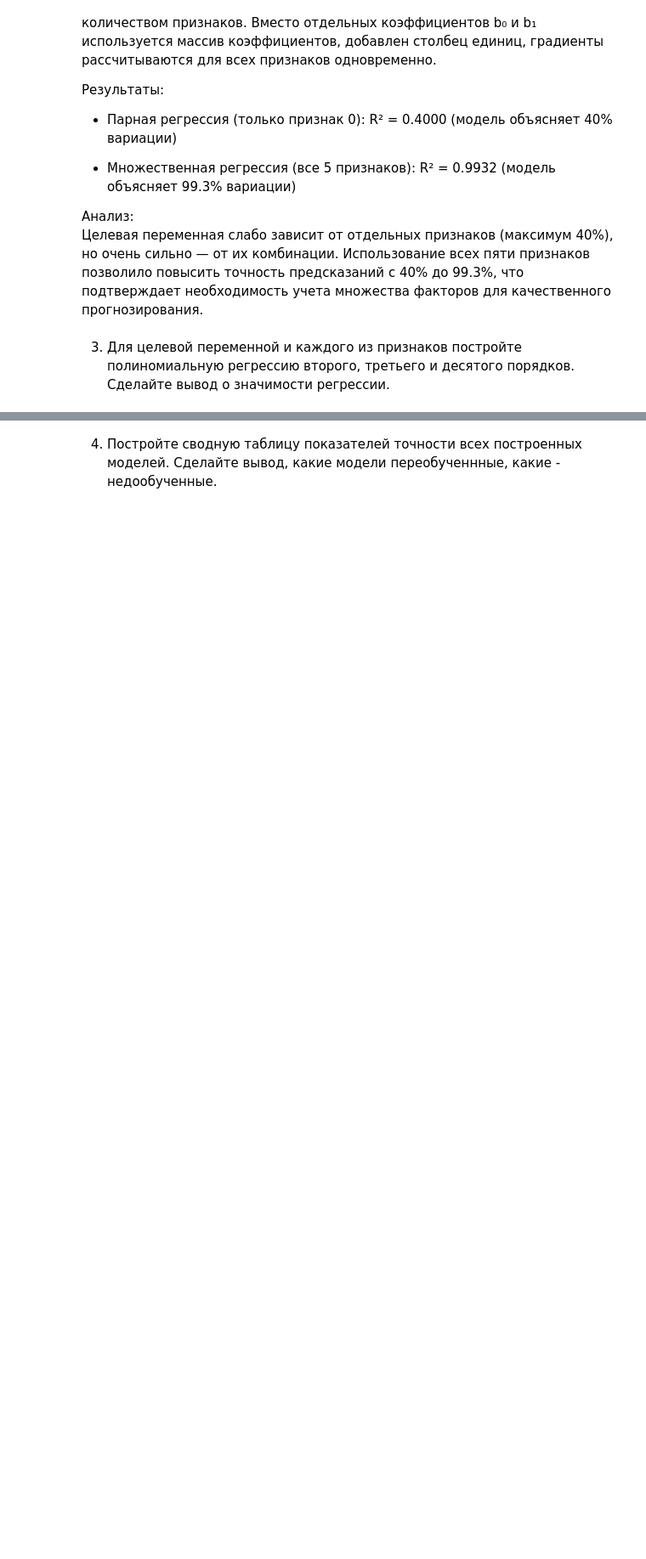
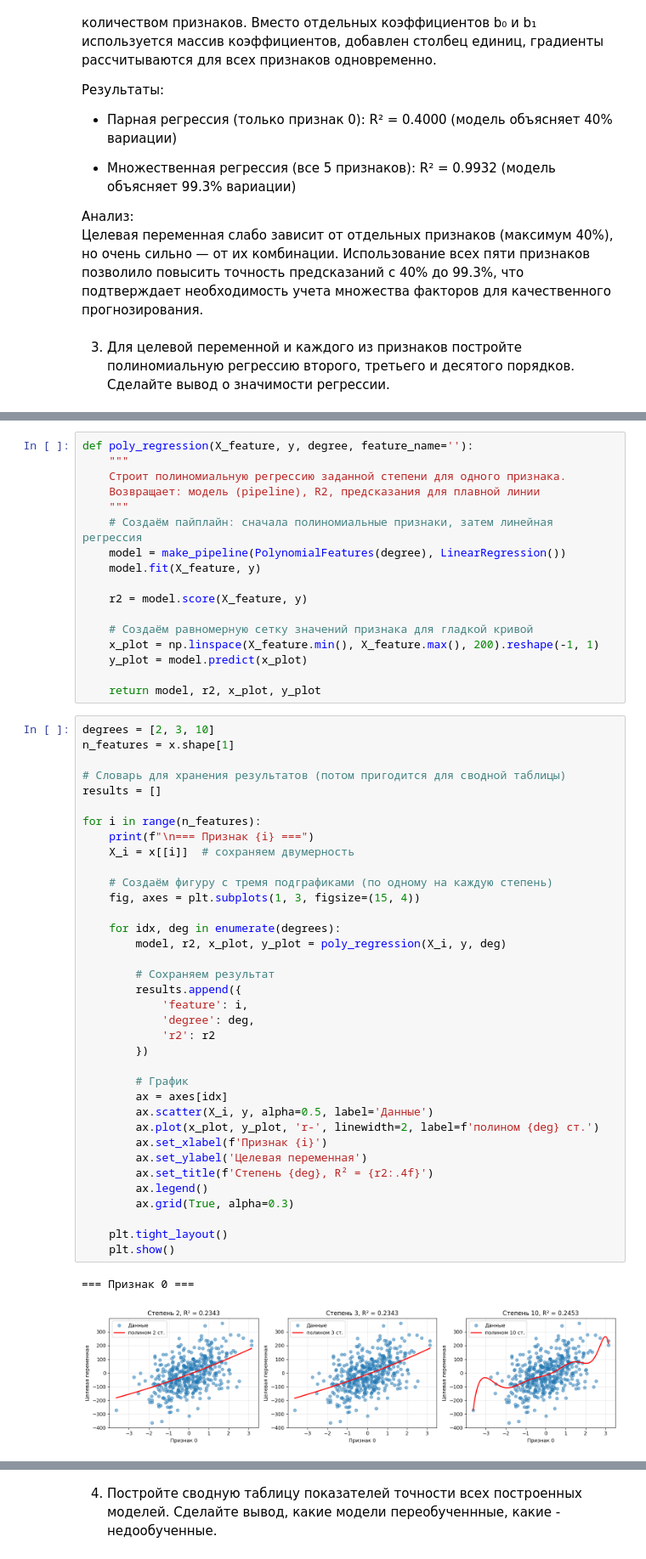
Before and after one commit to oayaivaivb/intro_ml, a Jupyter notebook: multivariate.ipynb, the cells around one changed output, grey strips where cells are left out. Shown at 85% size. Drawn from its saved outputs; the diff is of its cells as text; blank space fills up the shorter version.

```diff
--- a/multivariate.ipynb
+++ b/multivariate.ipynb
@@ -337,0 +342,56 @@ print(f"Улучшение: +{model.score(x, y) - model_single.score(x[[2]], y):
+# %%
+def poly_regression(X_feature, y, degree, feature_name=''):
+    """
+    Строит полиномиальную регрессию заданной степени для одного признака.
+    Возвращает: модель (pipeline), R2, предсказания для плавной линии
+    """
+    # Создаём пайплайн: сначала полиномиальные признаки, затем линейная регрессия
+    model = make_pipeline(PolynomialFeatures(degree), LinearRegression())
+    model.fit(X_feature, y)
+
+    r2 = model.score(X_feature, y)
+
+    # Создаём равномерную сетку значений признака для гладкой кривой
+    x_plot = np.linspace(X_feature.min(), X_feature.max(), 200).reshape(-1, 1)
+    y_plot = model.predict(x_plot)
+
+    return model, r2, x_plot, y_plot
+# %%
+degrees = [2, 3, 10]
+n_features = x.shape[1]
+
+# Словарь для хранения результатов (потом пригодится для сводной таблицы)
+results = []
+
+for i in range(n_features):
+    print(f"\n=== Признак {i} ===")
+    X_i = x[[i]]  # сохраняем двумерность
+
+    # Создаём фигуру с тремя подграфиками (по одному на каждую степень)
+    fig, axes = plt.subplots(1, 3, figsize=(15, 4))
+
+    for idx, deg in enumerate(degrees):
+        model, r2, x_plot, y_plot = poly_regression(X_i, y, deg)
+
+        # Сохраняем результат
+        results.append({
+            'feature': i,
+            'degree': deg,
+            'r2': r2
+        })
+
+        # График
+        ax = axes[idx]
+        ax.scatter(X_i, y, alpha=0.5, label='Данные')
+        ax.plot(x_plot, y_plot, 'r-', linewidth=2, label=f'полином {deg} ст.')
+        ax.set_xlabel(f'Признак {i}')
+        ax.set_ylabel('Целевая переменная')
+        ax.set_title(f'Степень {deg}, R² = {r2:.4f}')
+        ax.legend()
+        ax.grid(True, alpha=0.3)
+
+    plt.tight_layout()
+    plt.show()
+# %% [output]
+=== Признак 0 ===
+[figure, added]
```
Also changed, not shown: parts of 32 cells of this notebook.
